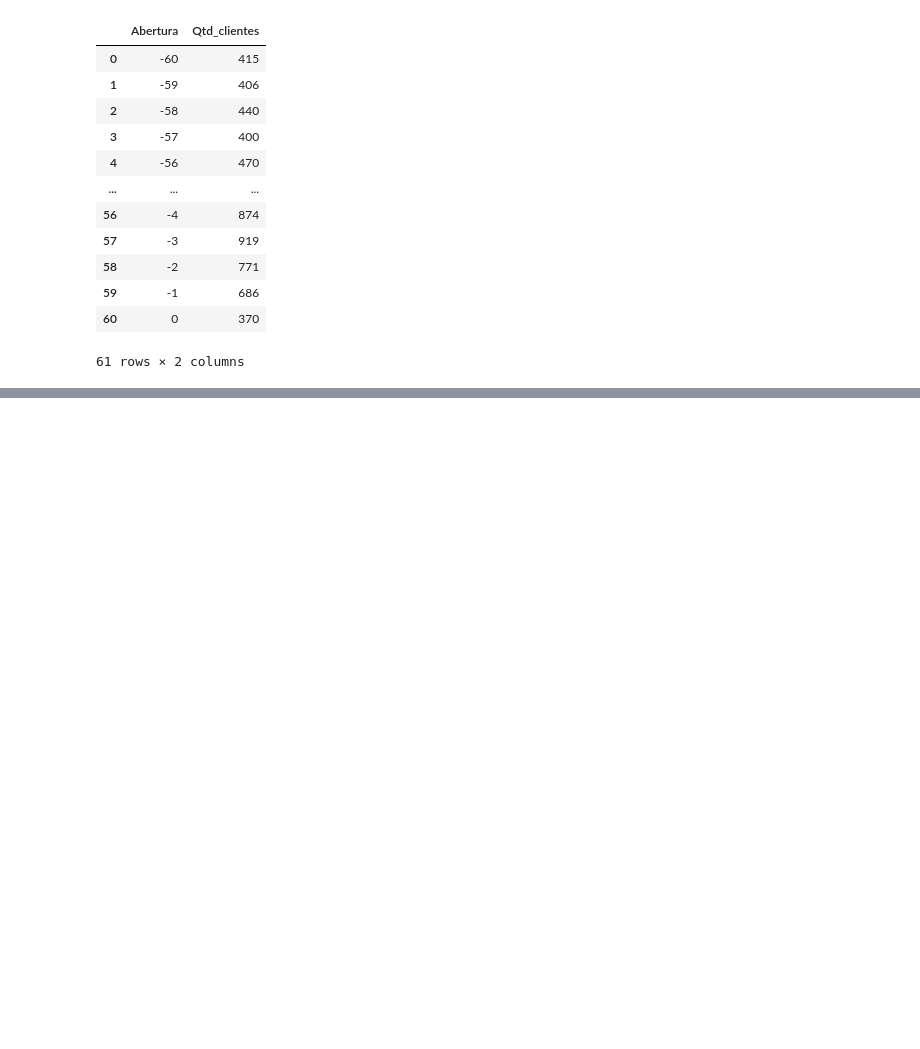
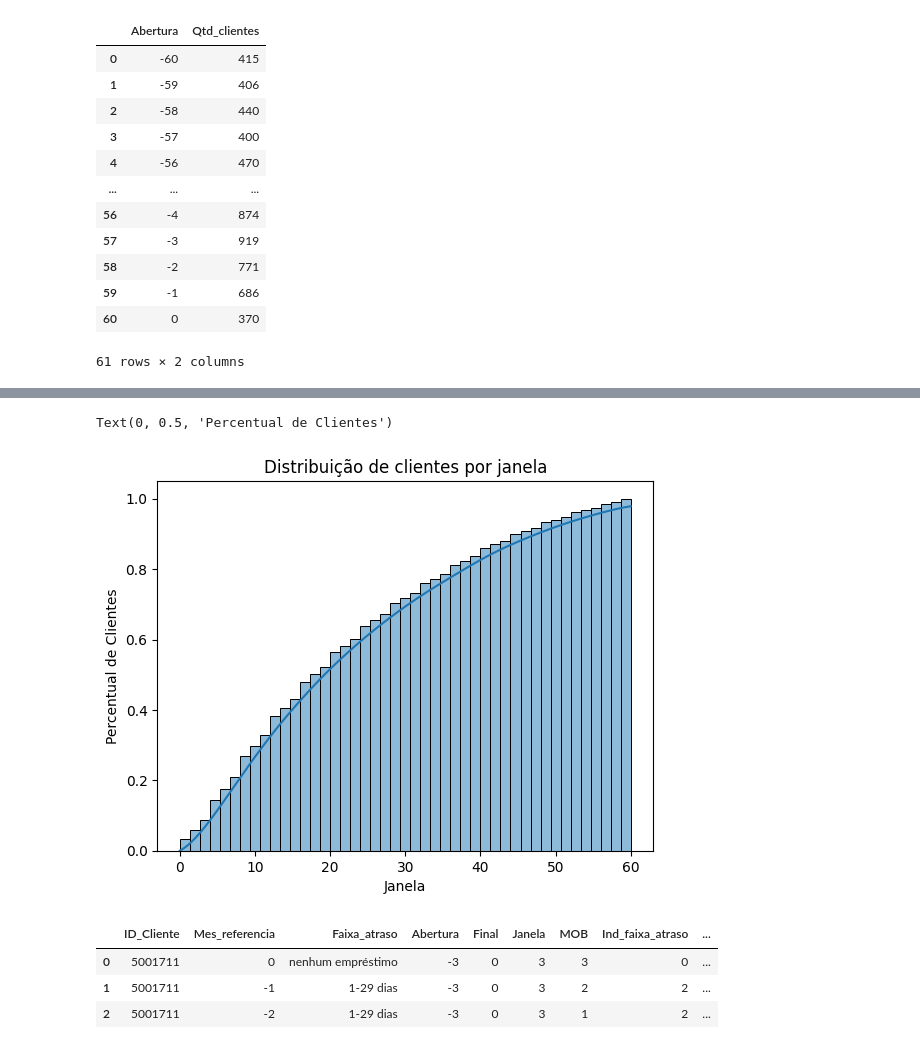
Before and after one commit to giulianafernandes/credit_card_approval_prediction, a Jupyter notebook: deploy_de_aplicacoes.ipynb, the cells around one changed output, grey strips where cells are left out. Saved outputs shown, nothing was run; the diff lists cells and outputs as text; code cells hidden in the pictures; blank space fills up the shorter version.

```diff
--- a/deploy_de_aplicacoes.ipynb
+++ b/deploy_de_aplicacoes.ipynb
@@ -525,0 +624,9 @@ df_denominador
+# %%
+sns.histplot(data=df_registros_creditos_ID, x='Janela', cumulative=True,
+             stat='density', kde=True)
+plt.title('Distribuição de clientes por janela')
+plt.xlabel('Janela')
+plt.ylabel('Percentual de Clientes')
+# %% [output]
+Text(0, 0.5, 'Percentual de Clientes')
+[figure, added]
@@ -525,0 +639,10 @@ df_denominador
+# %%
+for chave, valor in dict_intervalo_atraso.items():
+    df_clientes_aprovados[f'Mau_{chave}'] = df_clientes_aprovados.apply(lambda x:1 if x['Ind_faixa_atraso'] >= valor else 0, axis=1)
+
+df_clientes_aprovados.head(3)
+# %% [output]
+|  | ID_Cliente | Mes_referencia | Faixa_atraso | Abertura | Final | Janela | MOB | Ind_faixa_atraso | ... |
+| 0 | 5001711 | 0 | nenhum empréstimo | -3 | 0 | 3 | 3 | 0 | ... |
+| 1 | 5001711 | -1 | 1-29 dias | -3 | 0 | 3 | 2 | 2 | ... |
+| 2 | 5001711 | -2 | 1-29 dias | -3 | 0 | 3 | 1 | 2 | ... |
```
Also changed, not shown: parts of 38 cells of this notebook, 2 other files.
